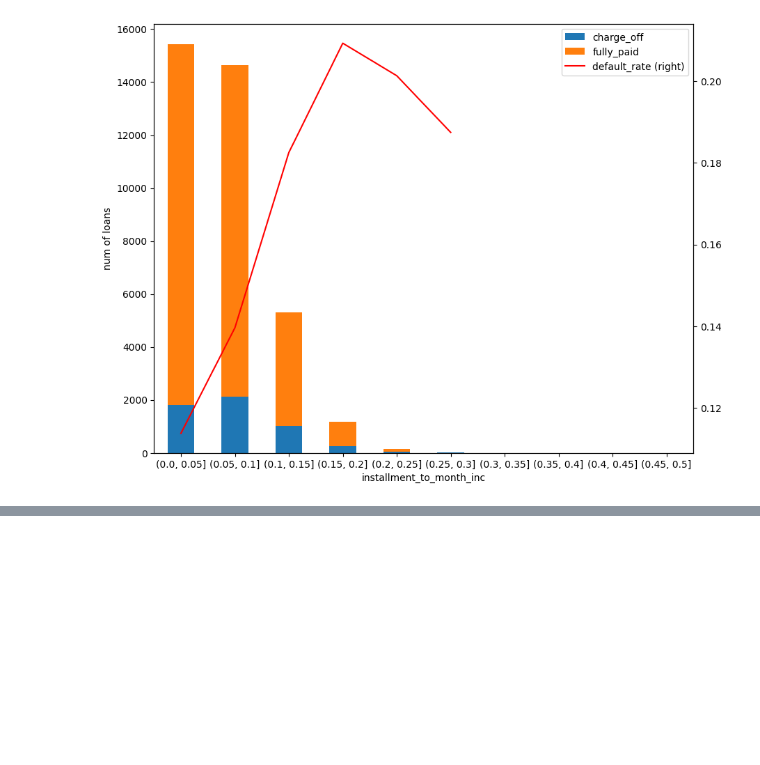
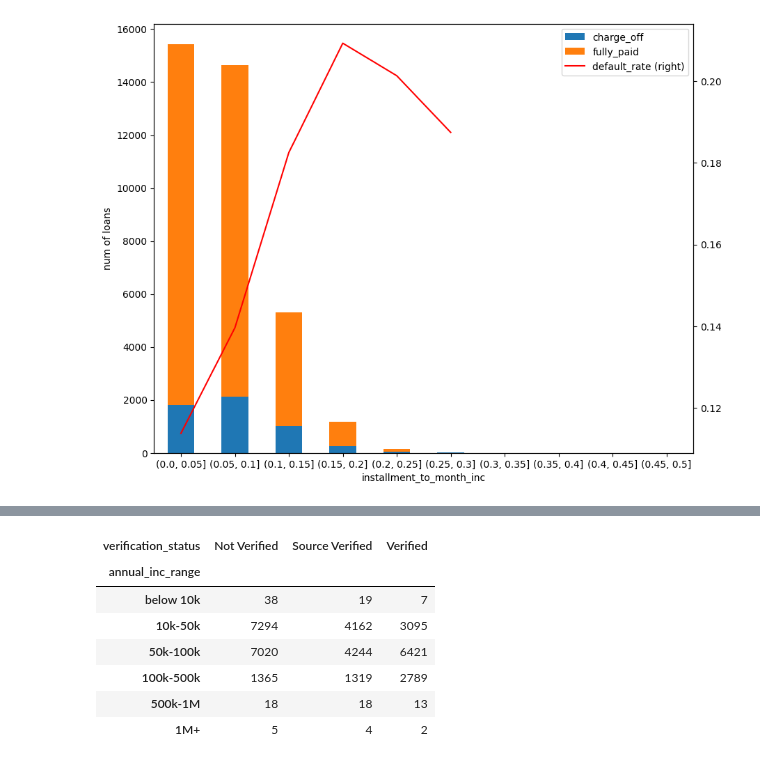
Before and after one commit to maniteja6799/lending_club_eda, a Jupyter notebook: CaseStudy_Loans_EDA.ipynb, the cells around one changed output, grey strips where cells are left out. Drawn from its saved outputs; the diff is of its cells as text; code cells hidden in the pictures; blank space fills up the shorter version.

```diff
--- a/CaseStudy_Loans_EDA.ipynb
+++ b/CaseStudy_Loans_EDA.ipynb
@@ -455,0 +500,11 @@ loan_data_df.groupby(['installment_to_month_inc']).agg(default_rate=('loan_statu
+# %%
+pd.pivot_table(loan_data_df, index='annual_inc_range', columns='verification_status', values='loan_amnt_range', aggfunc='count')
+# %% [output]
+| verification_status | Not Verified | Source Verified | Verified |
+| annual_inc_range |  |  |  |
+| below 10k | 38 | 19 | 7 |
+| 10k-50k | 7294 | 4162 | 3095 |
+| 50k-100k | 7020 | 4244 | 6421 |
+| 100k-500k | 1365 | 1319 | 2789 |
+| 500k-1M | 18 | 18 | 13 |
+| 1M+ | 5 | 4 | 2 |
```
Also changed, not shown: parts of 3 cells of this notebook.
